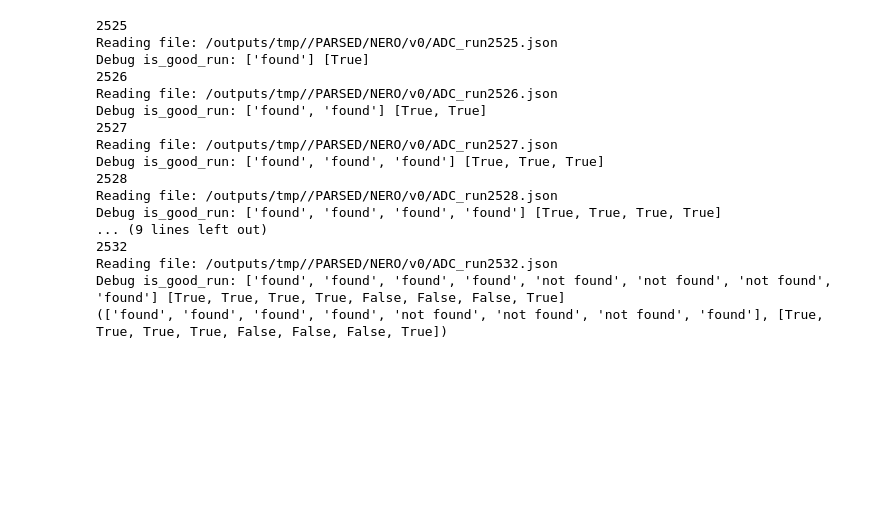
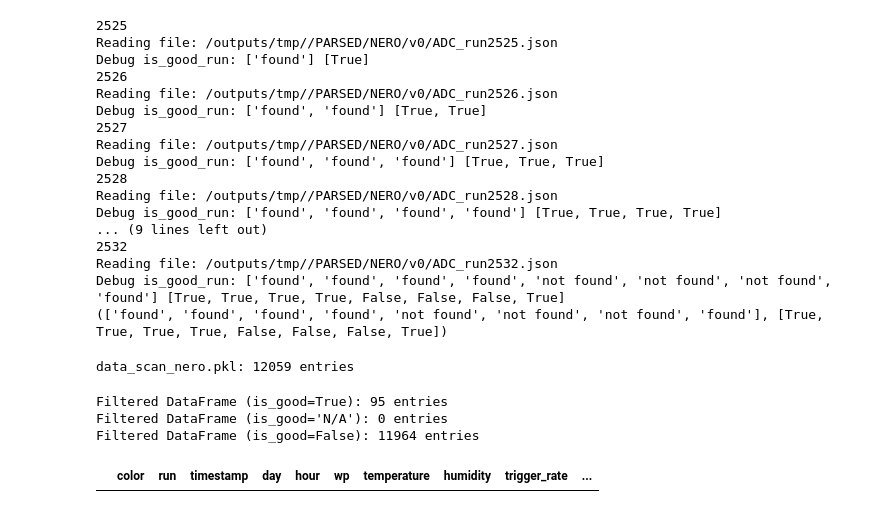
Before and after one commit to muraves/Software, a Jupyter notebook: muraves/monitoring/monitoring.ipynb, the cells around one changed output. Cells and saved outputs as stored; diff of their text form; code cells hidden in the pictures; blank space fills up the shorter version.

Commit message:
minor changes to monitoring

```diff
--- a/muraves/monitoring/monitoring.ipynb
+++ b/muraves/monitoring/monitoring.ipynb
@@ -246,7 +246,7 @@ print(dataframe.head())
 # %%
 # open database
 import pickle
-with open('/workspace/Software/data_scan.pkl', 'rb') as f:
+with open('/workspace/Software/muraves/monitoring/data_scan_nero.pkl', 'rb') as f:
     df = pickle.load(f)
 
 print(len(df))
@@ -263,11 +263,13 @@ status_path = "/outputs/tmp/"
 # %%
 
 
-dataframe = df.query(f'hodoscope=="{hodoscope_color}" and run >= {run_range[0]} and run < {run_range[-1]+1}')
+dataframe = df.query(f'color=="{hodoscope_color}" and run >= {run_range[0]} and run < {run_range[-1]+1}')
 print(len(dataframe))
 
 for run in run_range:
     if run not in dataframe["run"].to_list():
         print("missing run:", run)
+
+print(dataframe["color"].iloc[0])
 # %% [output]
 10
@@ -327,3 +325,54 @@ Debug is_good_run: ['found', 'found', 'found', 'found'] [True, True, True, True]
 Reading file: /outputs/tmp//PARSED/NERO/v0/ADC_run2532.json
 Debug is_good_run: ['found', 'found', 'found', 'found', 'not found', 'not found', 'not found', 'found'] [True, True, True, True, False, False, False, True]
 (['found', 'found', 'found', 'found', 'not found', 'not found', 'not found', 'found'], [True, True, True, True, False, False, False, True])
+# %%
+from muraves_lib import run_manager
+import pandas as pd
+import pickle
+pkl_list = ["data_scan_nero.pkl"] #, "data_scan_nero.pkl", "data_scan_blu.pkl"]
+df_list = []
+for pkl in pkl_list:
+    with open(f'/workspace/Software/muraves/monitoring/{pkl}', 'rb') as f:
+        df = pickle.load(f)
+    print(f"{pkl}: {len(df)} entries")
+    run_list = df["run"].tolist()
+    is_good_list = []
+    for run in run_list:
+        file, is_good = run_manager.is_good_run(
+                        root_path='/outputs/tmp',
+                        run=run,
+                        color=df["color"].iloc[0]
+            )
+        is_good_list.append(is_good)
+    df["is_good"] = is_good_list
+    df_list.append(df)
+
+#print(df.head())
+
+#df_combined = pd.concat(df_list, ignore_index=True)
+#print(f"Combined DataFrame: {len(df_combined)} entries")
+
+# save combined DataFrame
+#with open('/workspace/Software/muraves/monitoring/data_scan_combined.pkl', 'wb') as f:
+#    pickle.dump(df_combined, f)
+# %% [output]
+data_scan_nero.pkl: 12059 entries
+# %%
+df_filtered = df[df["is_good"] == True]
+print(f"Filtered DataFrame (is_good=True): {len(df_filtered)} entries")
+df_filtered = df[df["is_good"] == "N/A"]
+print(f"Filtered DataFrame (is_good='N/A'): {len(df_filtered)} entries")
+df_filtered = df[df["is_good"] == False]
+print(f"Filtered DataFrame (is_good=False): {len(df_filtered)} entries")
+# %% [output]
+Filtered DataFrame (is_good=True): 95 entries
+Filtered DataFrame (is_good='N/A'): 0 entries
+Filtered DataFrame (is_good=False): 11964 entries
+# %%
+with open('/workspace/Software/muraves/monitoring/data_scan_combined.pkl', 'rb') as f:
+    df_combined = pickle.load(f)
+
+df_combined_filtered = df_combined[df_combined['is_good'] == True]
+df_combined_filtered.head()
+# %% [output]
+|  | color | run | timestamp | day | hour | wp | temperature | humidity | trigger_rate | ... |
```
Also changed, not shown: parts of 4 cells of this notebook.
